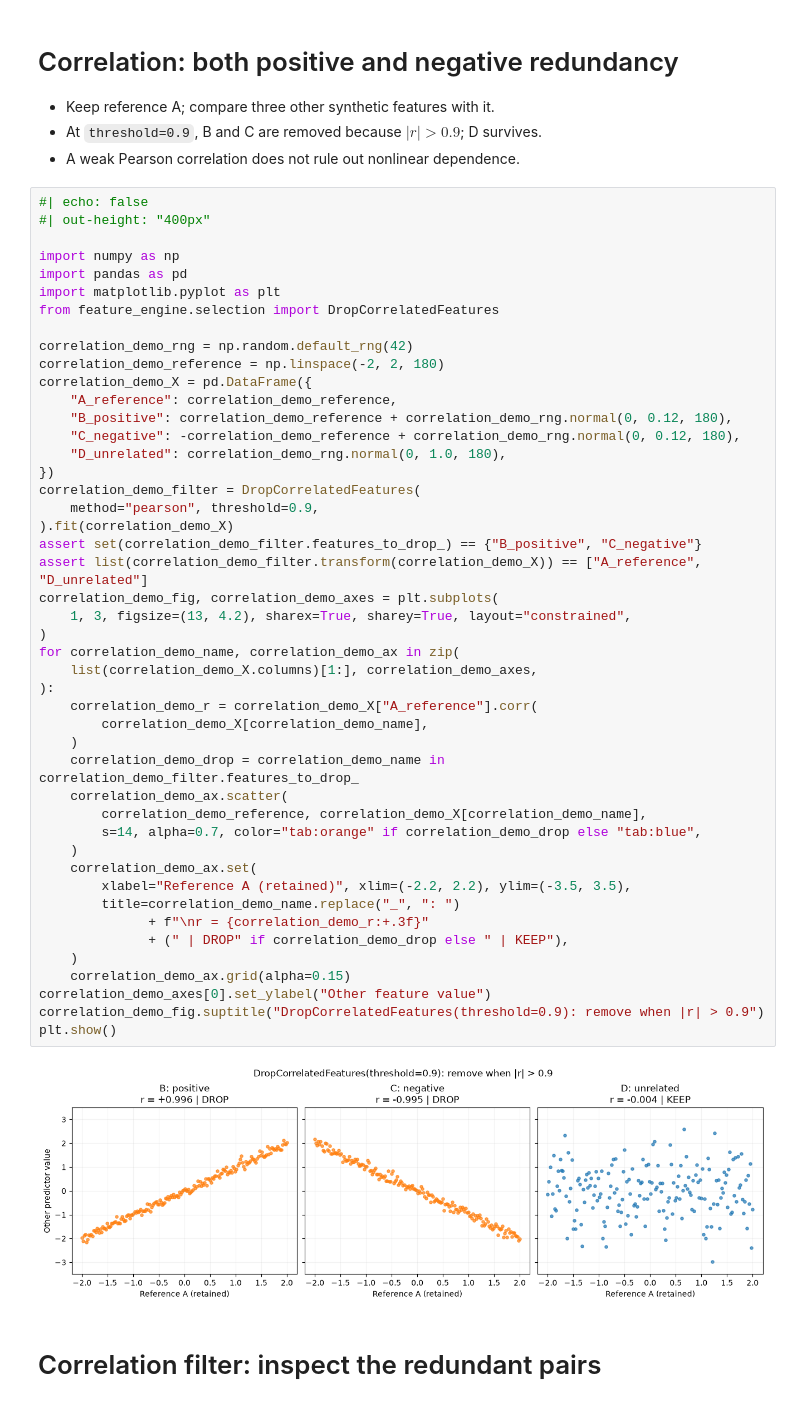
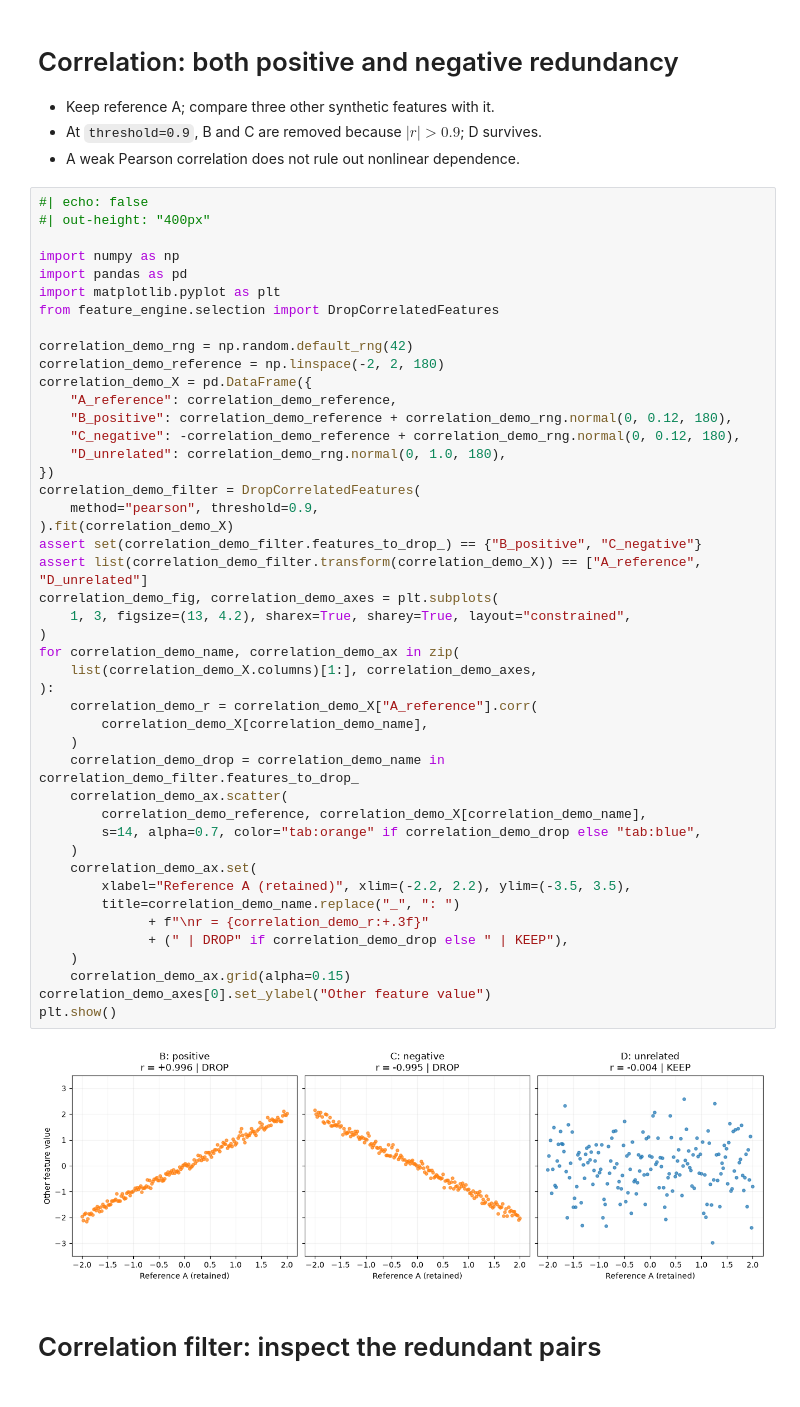
Before and after one commit to w4bo/AA2627-unibo-dcai, a Jupyter notebook: slides/lab-03-feature.ipynb, the cells around one changed output. Saved outputs shown, nothing was run; the diff lists cells and outputs as text.

```diff
--- a/slides/lab-03-feature.ipynb
+++ b/slides/lab-03-feature.ipynb
@@ -717,35 +731,34 @@ correlation_demo_X = pd.DataFrame({
 })
 correlation_demo_filter = DropCorrelatedFeatures(
     method="pearson", threshold=0.9,
 ).fit(correlation_demo_X)
 assert set(correlation_demo_filter.features_to_drop_) == {"B_positive", "C_negative"}
 assert list(correlation_demo_filter.transform(correlation_demo_X)) == ["A_reference", "D_unrelated"]
 correlation_demo_fig, correlation_demo_axes = plt.subplots(
     1, 3, figsize=(13, 4.2), sharex=True, sharey=True, layout="constrained",
 )
 for correlation_demo_name, correlation_demo_ax in zip(
     list(correlation_demo_X.columns)[1:], correlation_demo_axes,
 ):
     correlation_demo_r = correlation_demo_X["A_reference"].corr(
         correlation_demo_X[correlation_demo_name],
     )
     correlation_demo_drop = correlation_demo_name in correlation_demo_filter.features_to_drop_
     correlation_demo_ax.scatter(
         correlation_demo_reference, correlation_demo_X[correlation_demo_name],
         s=14, alpha=0.7, color="tab:orange" if correlation_demo_drop else "tab:blue",
     )
     correlation_demo_ax.set(
         xlabel="Reference A (retained)", xlim=(-2.2, 2.2), ylim=(-3.5, 3.5),
         title=correlation_demo_name.replace("_", ": ")
               + f"\nr = {correlation_demo_r:+.3f}"
               + (" | DROP" if correlation_demo_drop else " | KEEP"),
     )
     correlation_demo_ax.grid(alpha=0.15)
 correlation_demo_axes[0].set_ylabel("Other feature value")
-correlation_demo_fig.suptitle("DropCorrelatedFeatures(threshold=0.9): remove when |r| > 0.9")
 plt.show()
 # %% [output]
-[figure, old version]
+[figure, new version]
 # %% [markdown]
 # Correlation filter: inspect the redundant pairs
 # %%
```
Also changed, not shown: parts of 22 cells of this notebook.
